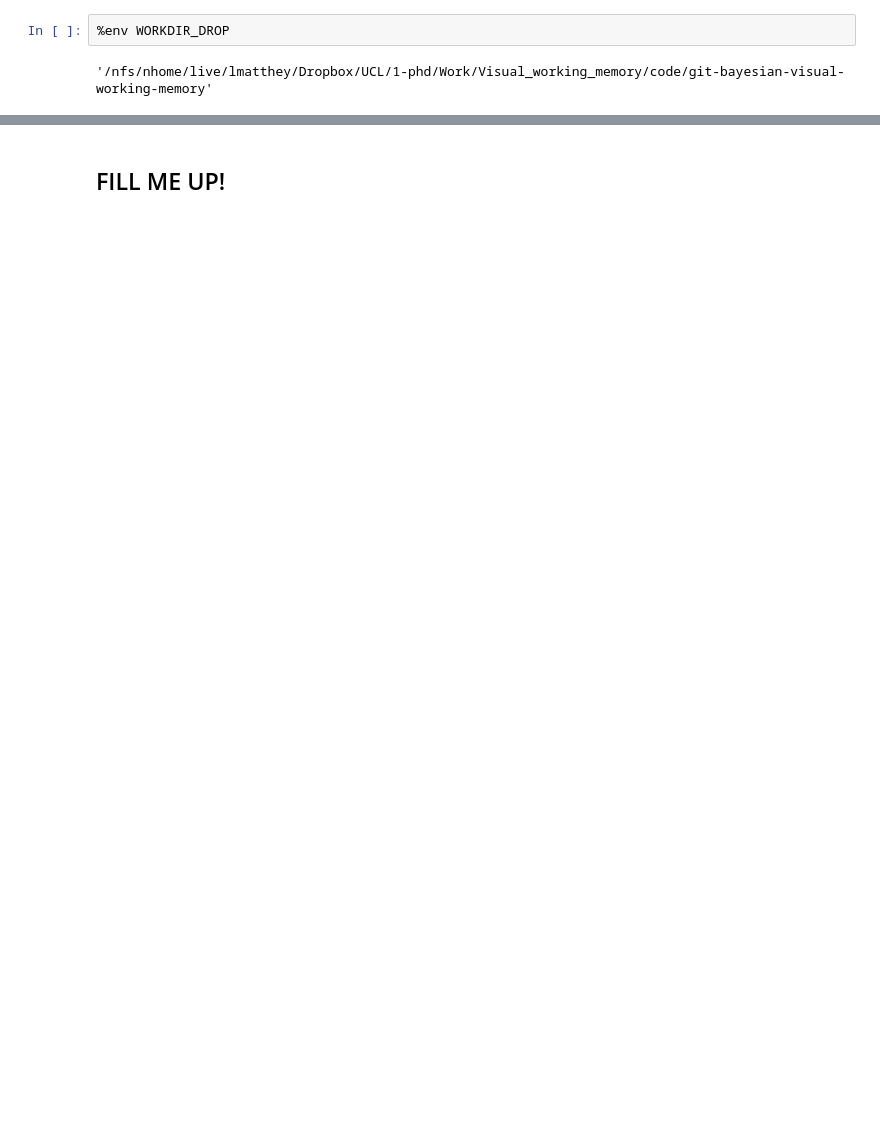
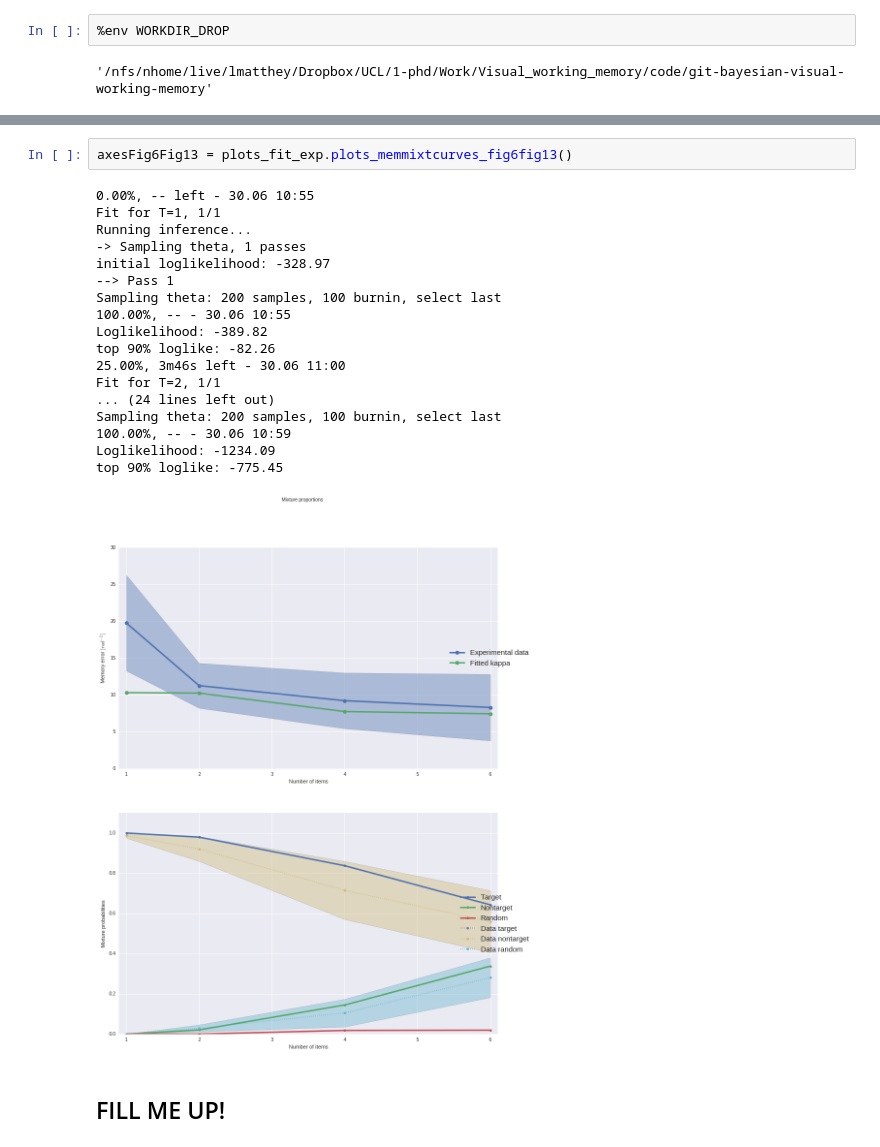
Before and after one commit to Azhag/Bayesian-visual-working-memory, a Jupyter notebook: Experiments/fitexperiment_allt_cmaes_11_2015/notebook_fitexperimentallt_cmaes_5try_280316.ipynb, the cells around one changed output, grey strips where cells are left out. Drawn from its saved outputs; the diff is of its cells as text; blank space fills up the shorter version.

```diff
--- a/Experiments/fitexperiment_allt_cmaes_11_2015/notebook_fitexperimentallt_cmaes_5try_280316.ipynb
+++ b/Experiments/fitexperiment_allt_cmaes_11_2015/notebook_fitexperimentallt_cmaes_5try_280316.ipynb
@@ -391,2 +334,23 @@ mu: 0.028, kappa: 0.193
+# %%
+axesFig6Fig13 = plots_fit_exp.plots_memmixtcurves_fig6fig13()
+# %% [output]
+0.00%, -- left - 30.06 10:55
+Fit for T=1, 1/1
+Running inference...
+-> Sampling theta, 1 passes
+initial loglikelihood: -328.97
+--> Pass 1
+Sampling theta: 200 samples, 100 burnin, select last
+100.00%, -- - 30.06 10:55
+Loglikelihood: -389.82
+top 90% loglike: -82.26
+25.00%, 3m46s left - 30.06 11:00
+Fit for T=2, 1/1
+... (24 lines left out)
+Sampling theta: 200 samples, 100 burnin, select last
+100.00%, -- - 30.06 10:59
+Loglikelihood: -1234.09
+top 90% loglike: -775.45
+[figure, added]
 # %% [markdown]
 ## FILL ME UP!
```
Also changed, not shown: parts of 17 cells of this notebook, 10 other files.
